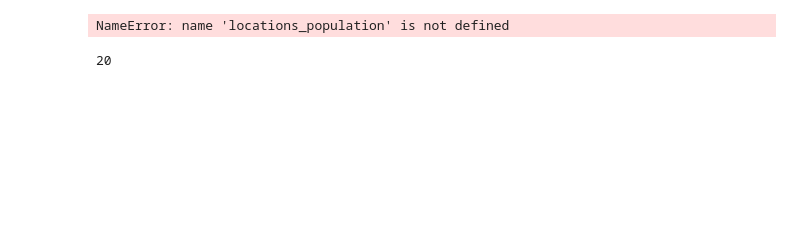
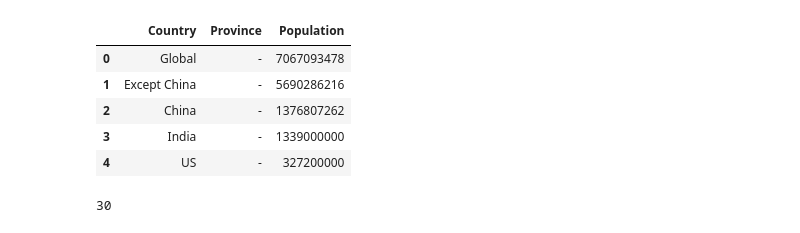
Before and after one commit to rafaelvalero/covid_forecast, a Jupyter notebook: notebooks/SIR.ipynb, the cells around one changed output. Drawn from its saved outputs; the diff is of its cells as text; code cells hidden in the pictures; blank space fills up the shorter version.

Commit message:
working on the SIR model and estimating beta and gamma

```diff
--- a/notebooks/SIR.ipynb
+++ b/notebooks/SIR.ipynb
@@ -22,4 +33,5 @@ pd.options.display.float_format = '{:,.2f}'.format
 # %%
+locations_population = pd.read_csv(os.path.join(main_dir, "data", "raw", "locations_population.csv"))
 friendly_fnames = [file.replace("time_series_covid19_", "").replace(".csv", "") for file in all_files]
 filename_dct = dict(zip(friendly_fnames, all_files))
 pprint(filename_dct)
@@ -190,34 +198,42 @@ ValueError: Must provide API key or enterprise credentials when creating client.
 # %%
+# Population df formatting
+# Credit to lisphilar. Source code: https://www.kaggle.com/lisphilar/covid-19-data-with-sir-model
 df = locations_population.copy()
 df = df.rename({"Province.State": "Province", "Country.Region": "Country"}, axis=1)
 cols = ["Country", "Province", "Population"]
 df = df.loc[:, cols].fillna("-")
 df.loc[df["Country"] == df["Province"], "Province"] = "-"
 
 # Add total records
 _total_df = df.loc[df["Province"] != "-", :].groupby("Country").sum()
 _total_df = _total_df.reset_index().assign(Province="-")
 df = pd.concat([df, _total_df], axis=0, sort=True)
 df = df.drop_duplicates(subset=["Country", "Province"], keep="first")
 
 # Global
 global_value = df.loc[df["Province"] == "-", "Population"].sum()
 df = df.append(pd.Series(["Global", "-", global_value], index=cols), ignore_index=True)
 
 # Global except China
 china_value = df.loc[(df["Country"] == "China") & (df["Province"] == "-"), "Population"].sum()
 except_china_value = global_value - china_value
 df = df.append(pd.Series(["Except China", "-", except_china_value], index=cols), ignore_index=True)
 
 # Sorting
 df = df.sort_values("Population", ascending=False).reset_index(drop=True)
 df = df.loc[:, cols]
-locations_population = df.copy()
-locations_population.head()
+population_df = df.copy()
+population_df.head()
 # %% [output]
-NameError: name 'locations_population' is not defined
+|  | Country | Province | Population |
+| 0 | Global | - | 7067093478 |
+| 1 | Except China | - | 5690286216 |
+| 2 | China | - | 1376807262 |
+| 3 | India | - | 1339000000 |
+| 4 | US | - | 327200000 |
 # %%
 df_dct = dp.bulk_reduce_mem(df_dct)
+population_df = population_df.pipe(dp.reduce_mem)
 gc.collect()
 # %% [output]
-20
+30
```
Also changed, not shown: parts of 8 cells of this notebook, 1 other file.
